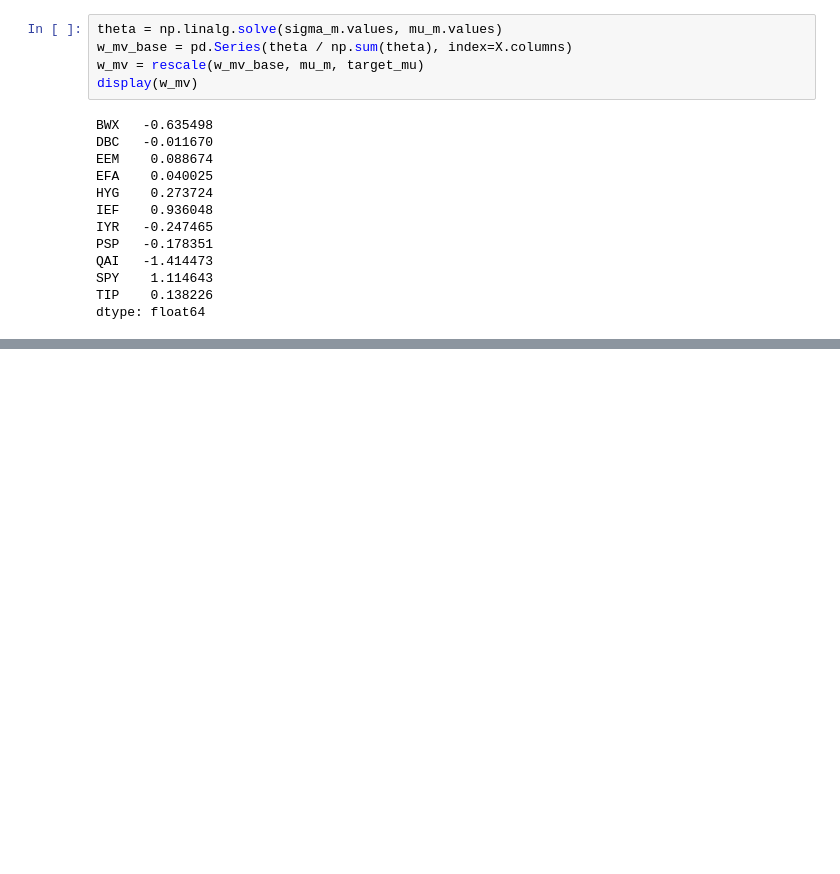
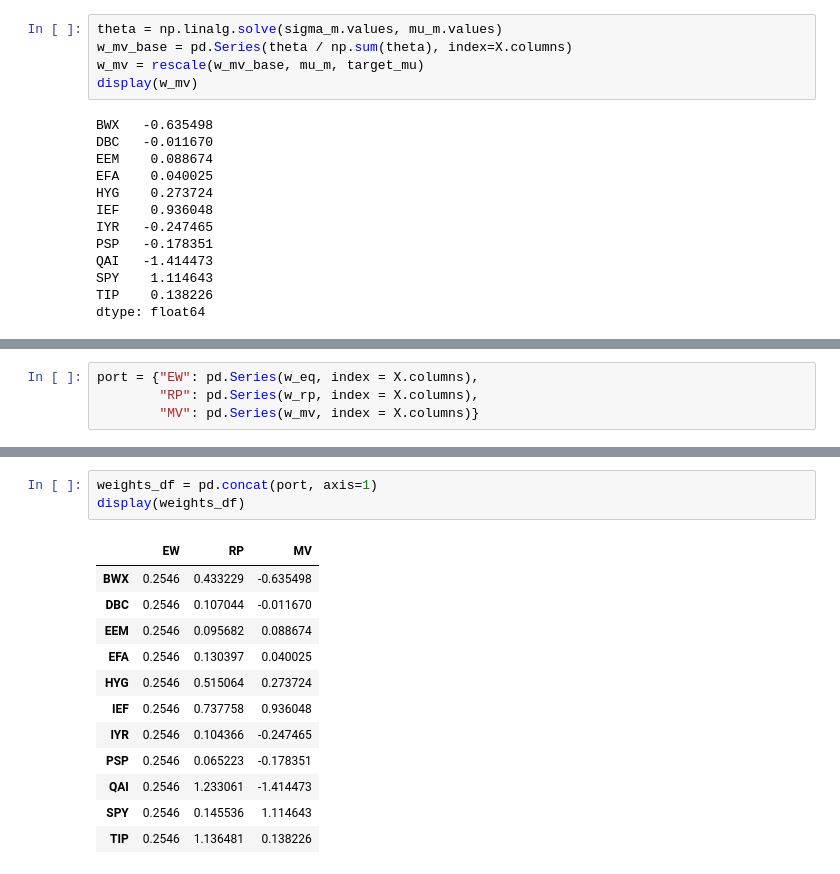
Before and after one commit to mmiah00/FINM-36700-HW-1, a Jupyter notebook: HW1.ipynb, the cells around one changed output, grey strips where cells are left out. Cells and saved outputs as stored; diff of their text form; blank space fills up the shorter version.

```diff
--- a/HW1.ipynb
+++ b/HW1.ipynb
@@ -324,0 +327,4 @@ dtype: float64
+# %%
+port = {"EW": pd.Series(w_eq, index = X.columns),
+        "RP": pd.Series(w_rp, index = X.columns),
+        "MV": pd.Series(w_mv, index = X.columns)}
@@ -324,0 +360,16 @@ dtype: float64
+# %%
+weights_df = pd.concat(port, axis=1)
+display(weights_df)
+# %% [output]
+|  | EW | RP | MV |
+| BWX | 0.2546 | 0.433229 | -0.635498 |
+| DBC | 0.2546 | 0.107044 | -0.011670 |
+| EEM | 0.2546 | 0.095682 | 0.088674 |
+| EFA | 0.2546 | 0.130397 | 0.040025 |
+| HYG | 0.2546 | 0.515064 | 0.273724 |
+| IEF | 0.2546 | 0.737758 | 0.936048 |
+| IYR | 0.2546 | 0.104366 | -0.247465 |
+| PSP | 0.2546 | 0.065223 | -0.178351 |
+| QAI | 0.2546 | 1.233061 | -1.414473 |
+| SPY | 0.2546 | 0.145536 | 1.114643 |
+| TIP | 0.2546 | 1.136481 | 0.138226 |
```
Also changed, not shown: parts of 7 cells of this notebook.
